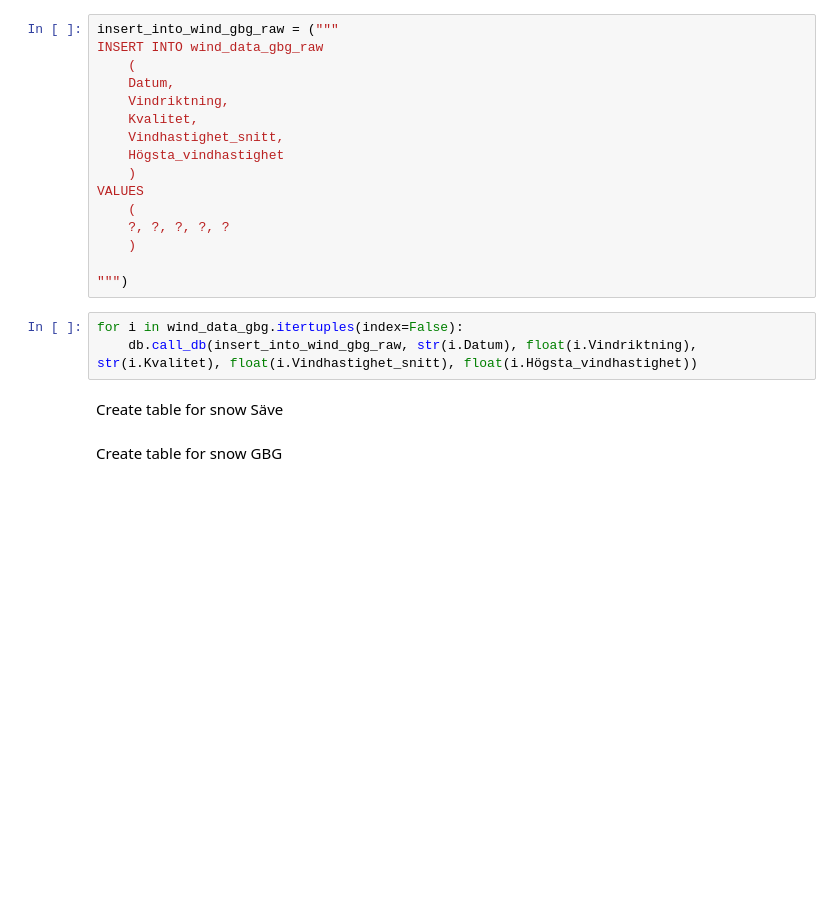
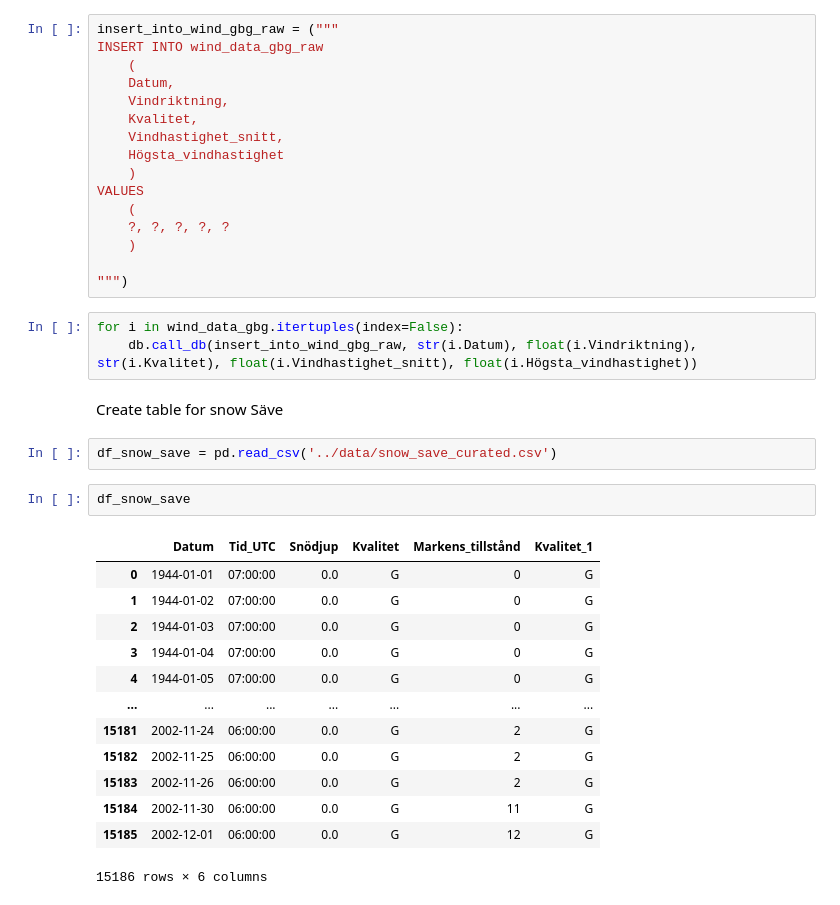
Before and after one commit to msteele919/projectwork, a Jupyter notebook: Database/create_database.ipynb, the cells around one changed output. Drawn from its saved outputs; the diff is of its cells as text; blank space fills up the shorter version.

```diff
--- a/Database/create_database.ipynb
+++ b/Database/create_database.ipynb
@@ -423,5 +423,21 @@ for i in wind_data_gbg.itertuples(index=False):
     db.call_db(insert_into_wind_gbg_raw, str(i.Datum), float(i.Vindriktning), str(i.Kvalitet), float(i.Vindhastighet_snitt), float(i.Högsta_vindhastighet))
 # %% [markdown]
 Create table for snow Säve
-# %% [markdown]
-Create table for snow GBG
+# %%
+df_snow_save = pd.read_csv('../data/snow_save_curated.csv')
+# %%
+df_snow_save
+# %% [output]
+|  | Datum | Tid_UTC | Snödjup | Kvalitet | Markens_tillstånd | Kvalitet_1 |
+| 0 | 1944-01-01 | 07:00:00 | 0.0 | G | 0 | G |
+| 1 | 1944-01-02 | 07:00:00 | 0.0 | G | 0 | G |
+| 2 | 1944-01-03 | 07:00:00 | 0.0 | G | 0 | G |
+| 3 | 1944-01-04 | 07:00:00 | 0.0 | G | 0 | G |
+| 4 | 1944-01-05 | 07:00:00 | 0.0 | G | 0 | G |
+| ... | ... | ... | ... | ... | ... | ... |
+| 15181 | 2002-11-24 | 06:00:00 | 0.0 | G | 2 | G |
+| 15182 | 2002-11-25 | 06:00:00 | 0.0 | G | 2 | G |
+| 15183 | 2002-11-26 | 06:00:00 | 0.0 | G | 2 | G |
+| 15184 | 2002-11-30 | 06:00:00 | 0.0 | G | 11 | G |
+| 15185 | 2002-12-01 | 06:00:00 | 0.0 | G | 12 | G |
+15186 rows × 6 columns
```
Also changed, not shown: parts of 3 cells of this notebook, 4 other files.
